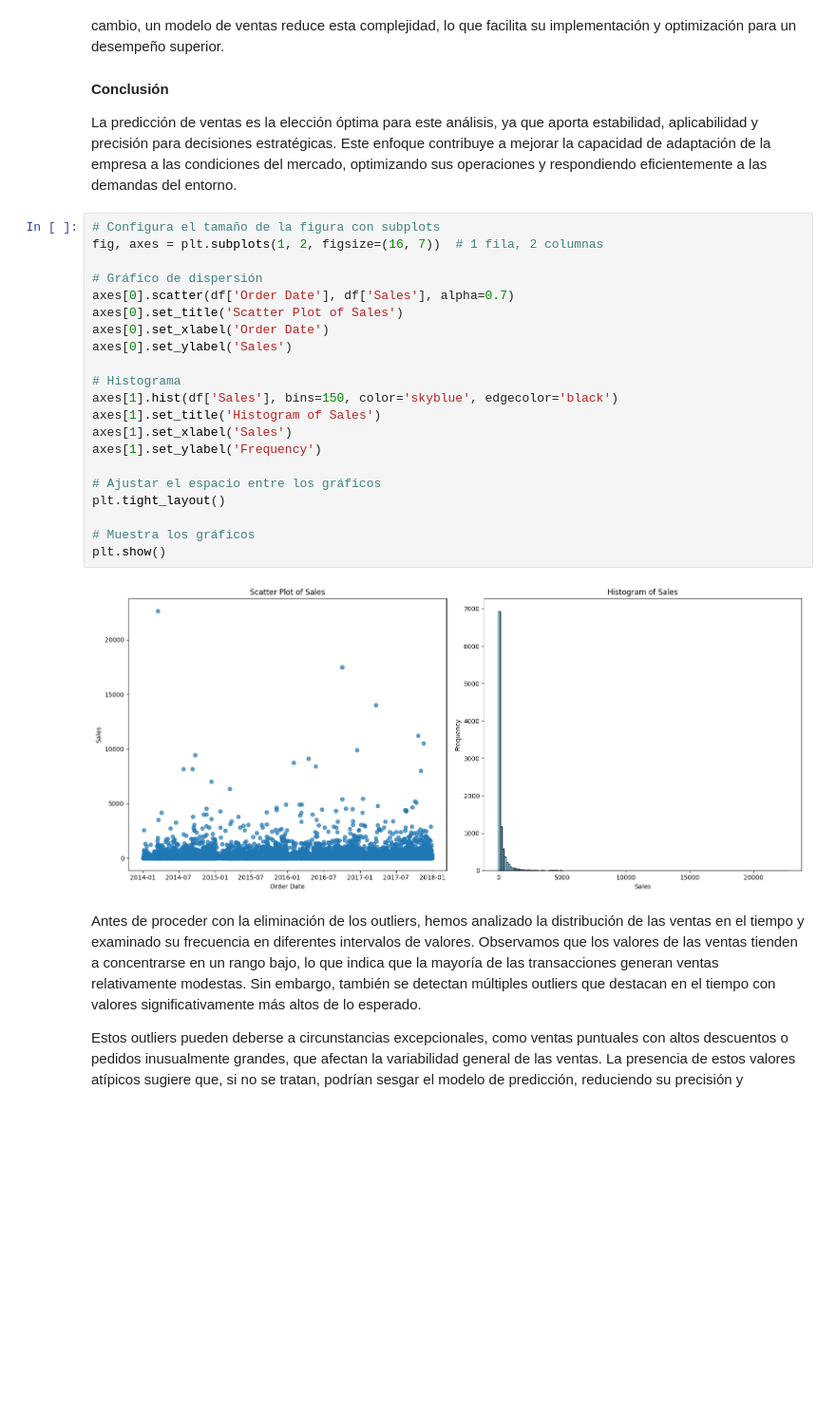
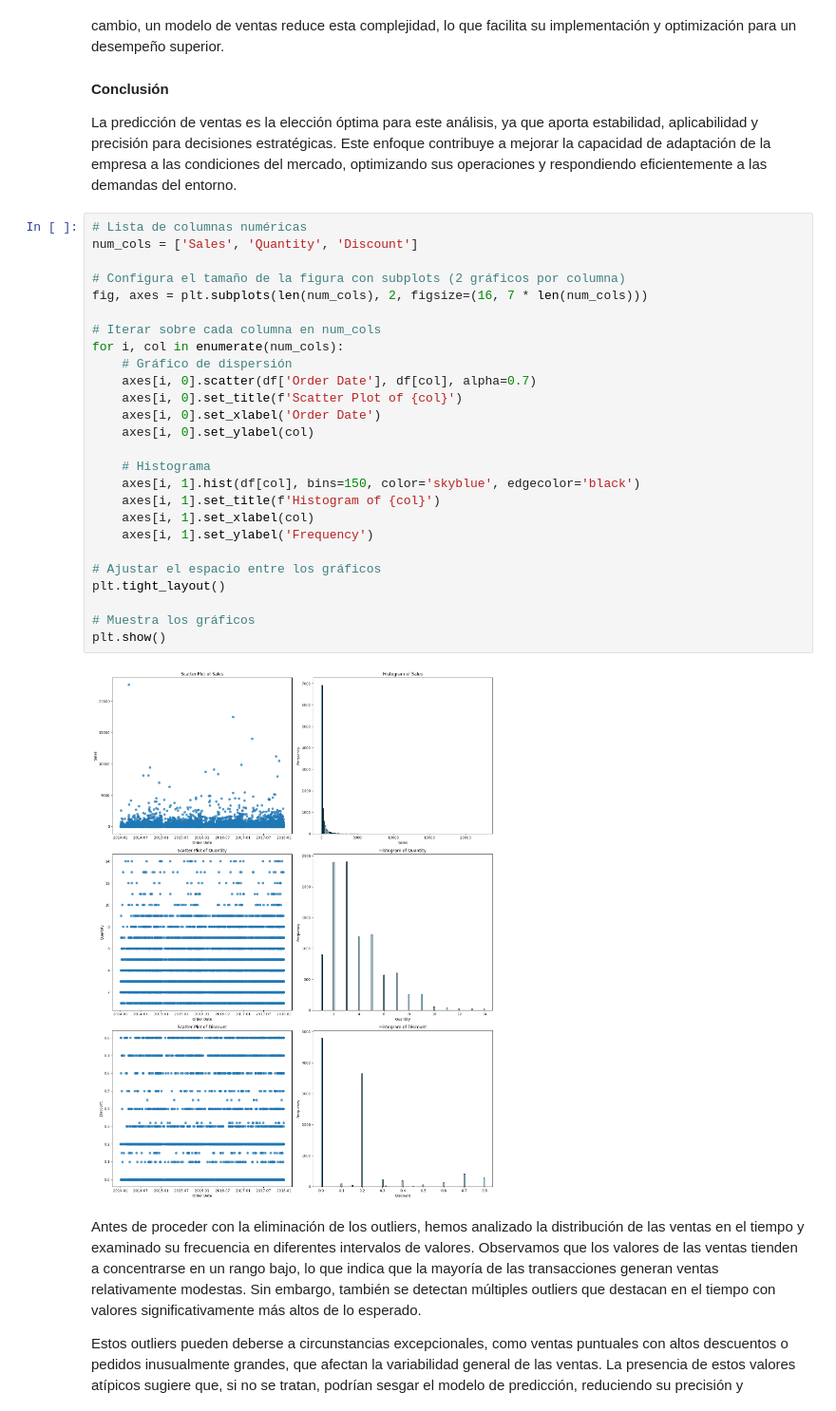
Before and after one commit to NicolasAlarconS/data_science, a Jupyter notebook: nicoals_alarcon_notebook.ipynb, the cells around one changed output. Shown at 95% size. Saved outputs shown, nothing was run; the diff lists cells and outputs as text; blank space fills up the shorter version.

```diff
--- a/nicoals_alarcon_notebook.ipynb
+++ b/nicoals_alarcon_notebook.ipynb
@@ -424,28 +426,33 @@ Dado que el profit incluye múltiples variables internas, su modelado es más co
 #### Conclusión
 La predicción de ventas es la elección óptima para este análisis, ya que aporta estabilidad, aplicabilidad y precisión para decisiones estratégicas. Este enfoque contribuye a mejorar la capacidad de adaptación de la empresa a las condiciones del mercado, optimizando sus operaciones y respondiendo eficientemente a las demandas del entorno.
 # %%
-# Configura el tamaño de la figura con subplots
-fig, axes = plt.subplots(1, 2, figsize=(16, 7))  # 1 fila, 2 columnas
+# Lista de columnas numéricas
+num_cols = ['Sales', 'Quantity', 'Discount']
 
-# Gráfico de dispersión
-axes[0].scatter(df['Order Date'], df['Sales'], alpha=0.7)
-axes[0].set_title('Scatter Plot of Sales')
-axes[0].set_xlabel('Order Date')
-axes[0].set_ylabel('Sales')
+# Configura el tamaño de la figura con subplots (2 gráficos por columna)
+fig, axes = plt.subplots(len(num_cols), 2, figsize=(16, 7 * len(num_cols)))
 
-# Histograma
-axes[1].hist(df['Sales'], bins=150, color='skyblue', edgecolor='black')
-axes[1].set_title('Histogram of Sales')
-axes[1].set_xlabel('Sales')
-axes[1].set_ylabel('Frequency')
+# Iterar sobre cada columna en num_cols
+for i, col in enumerate(num_cols):
+    # Gráfico de dispersión
+    axes[i, 0].scatter(df['Order Date'], df[col], alpha=0.7)
+    axes[i, 0].set_title(f'Scatter Plot of {col}')
+    axes[i, 0].set_xlabel('Order Date')
+    axes[i, 0].set_ylabel(col)
+
+    # Histograma
+    axes[i, 1].hist(df[col], bins=150, color='skyblue', edgecolor='black')
+    axes[i, 1].set_title(f'Histogram of {col}')
+    axes[i, 1].set_xlabel(col)
+    axes[i, 1].set_ylabel('Frequency')
 
 # Ajustar el espacio entre los gráficos
 plt.tight_layout()
 
 # Muestra los gráficos
 plt.show()
 # %% [output]
-[figure, old version]
+[figure, new version]
 # %% [markdown]
 Antes de proceder con la eliminación de los outliers, hemos analizado la distribución de las ventas en el tiempo y examinado su frecuencia en diferentes intervalos de valores. Observamos que los valores de las ventas tienden a concentrarse en un rango bajo, lo que indica que la mayoría de las transacciones generan ventas relativamente modestas. Sin embargo, también se detectan múltiples outliers que destacan en el tiempo con valores significativamente más altos de lo esperado.
 
```
Also changed, not shown: parts of 11 cells of this notebook.
